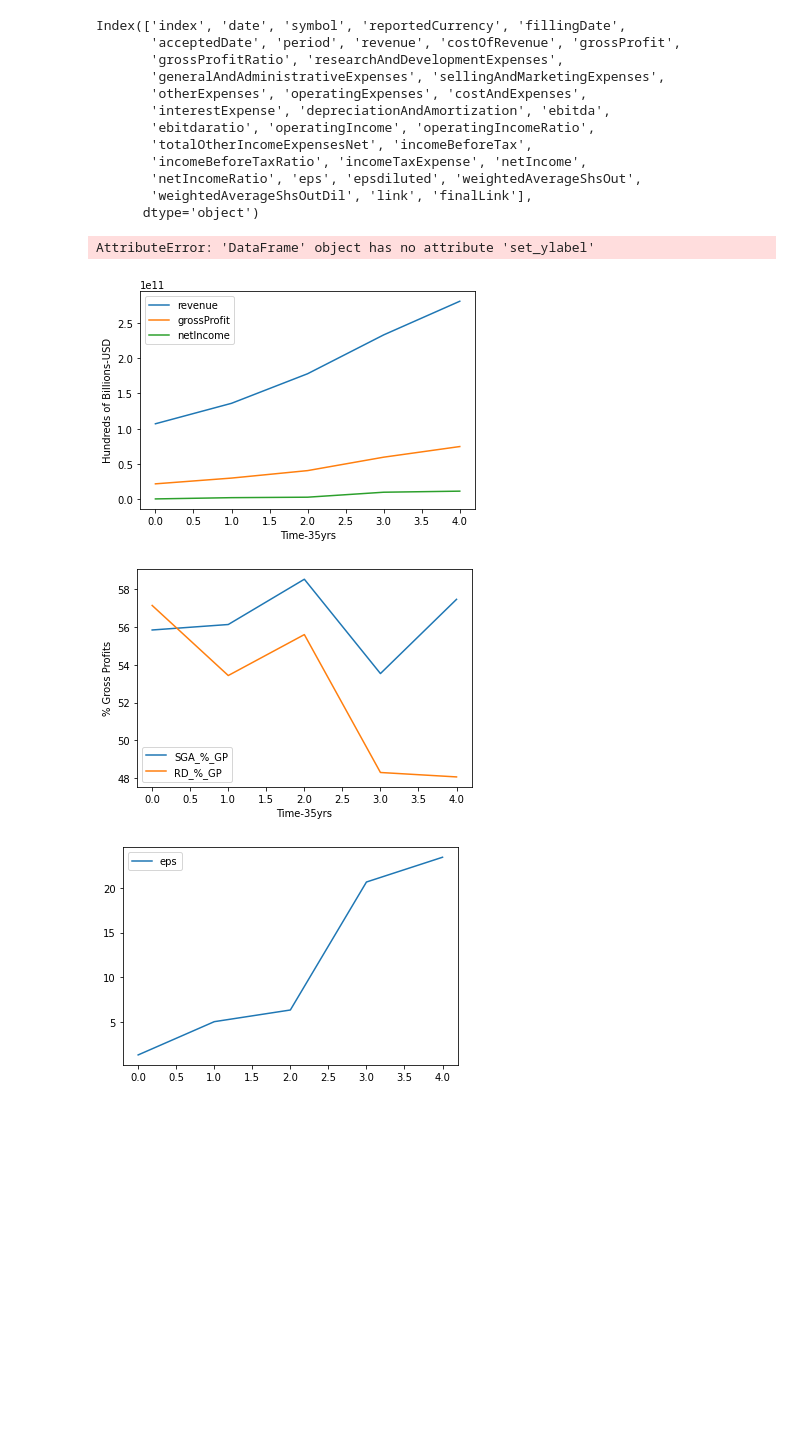
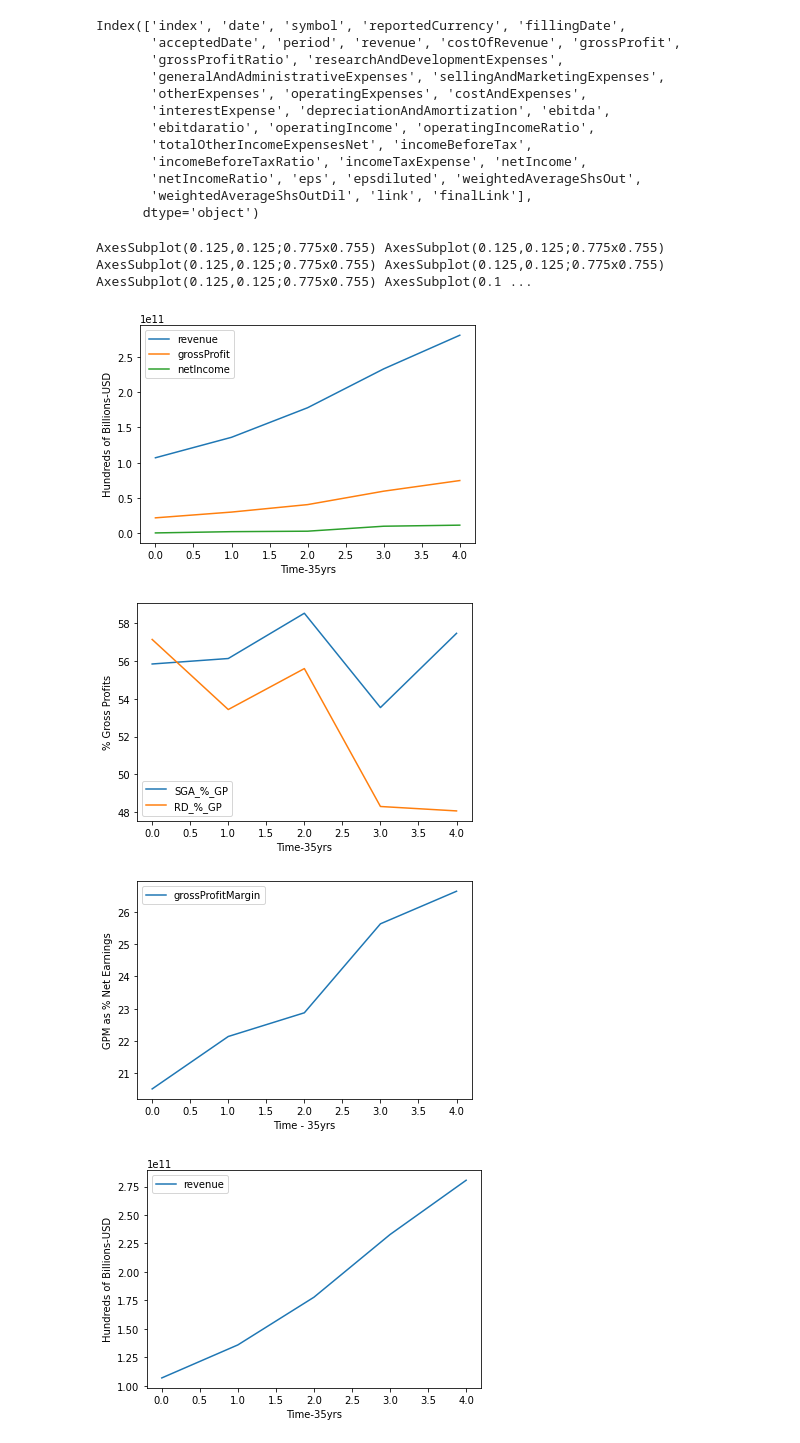
Before and after one commit to sammmoran/FlagShip, a Jupyter notebook: data-collector.ipynb, the cells around one changed output. Cells and saved outputs as stored; diff of their text form; code cells hidden in the pictures; blank space fills up the shorter version.

Commit message:
fixed plotting issue

```diff
--- a/data-collector.ipynb
+++ b/data-collector.ipynb
@@ -76,33 +76,34 @@ Index(['index', 'date', 'symbol', 'reportedCurrency', 'fillingDate',
 # %%
 # Plot the data
 #plt.figure()
 rgnPlot = revGrossNet.plot()
 rgnPlot.set_ylabel('Hundreds of Billions-USD')
 rgnPlot.set_xlabel('Time-35yrs')
 
 sgardPlot = SGA_RD_GP.plot()
 sgardPlot.set_ylabel('% Gross Profits')
 sgardPlot.set_xlabel('Time-35yrs')
 
 gpmPlot = grossProfitMargin.plot()
-gpmPlot = grossProfitMargin.set_ylabel('GPM as % Net Earnings')
-gpmPlot = grossProfitMargin.set_xlabel('Time - 35yrs')
+gpmPlot.set_ylabel('GPM as % Net Earnings')
+gpmPlot.set_xlabel('Time - 35yrs')
 
 revPlot = rev.plot()
-revPlot = rev.set_ylabel('Hundreds of Billions-USD')
-revPlot = rev.set_xlabel('Time-35yrs')
+revPlot.set_ylabel('Hundreds of Billions-USD')
+revPlot.set_xlabel('Time-35yrs')
 
 nervPlot = NE_RV.plot()
-nervPlot = NE_RV.set_ylabel('Net Earnings as % of Rev')
-nervPlot = NE_RV.set_xlabel('Time-35yrs')
+nervPlot.set_ylabel('Net Earnings as % of Rev')
+nervPlot.set_xlabel('Time-35yrs')
 
 eps = perShareEarnings.plot()
-eps = perShareEarnings.set_ylabel('Billions-USD')
-eps = perShareEarnings.set_xlabel('Time-35yrs')
+eps.set_ylabel('Billions-USD')
+eps.set_xlabel('Time-35yrs')
 
 print(rgnPlot, sgardPlot, gpmPlot,revPlot,nervPlot,eps)
 # %% [output]
-AttributeError: 'DataFrame' object has no attribute 'set_ylabel'
+AxesSubplot(0.125,0.125;0.775x0.755) AxesSubplot(0.125,0.125;0.775x0.755) AxesSubplot(0.125,0.125;0.775x0.755) AxesSubplot(0.125,0.125;0.775x0.755) AxesSubplot(0.125,0.125;0.775x0.755) AxesSubplot(0.1 ...
 [figure]
 [figure]
-[figure, old version]
+[figure, new version]
+[figure, added]
```
Also changed, not shown: parts of 1 cell of this notebook.
